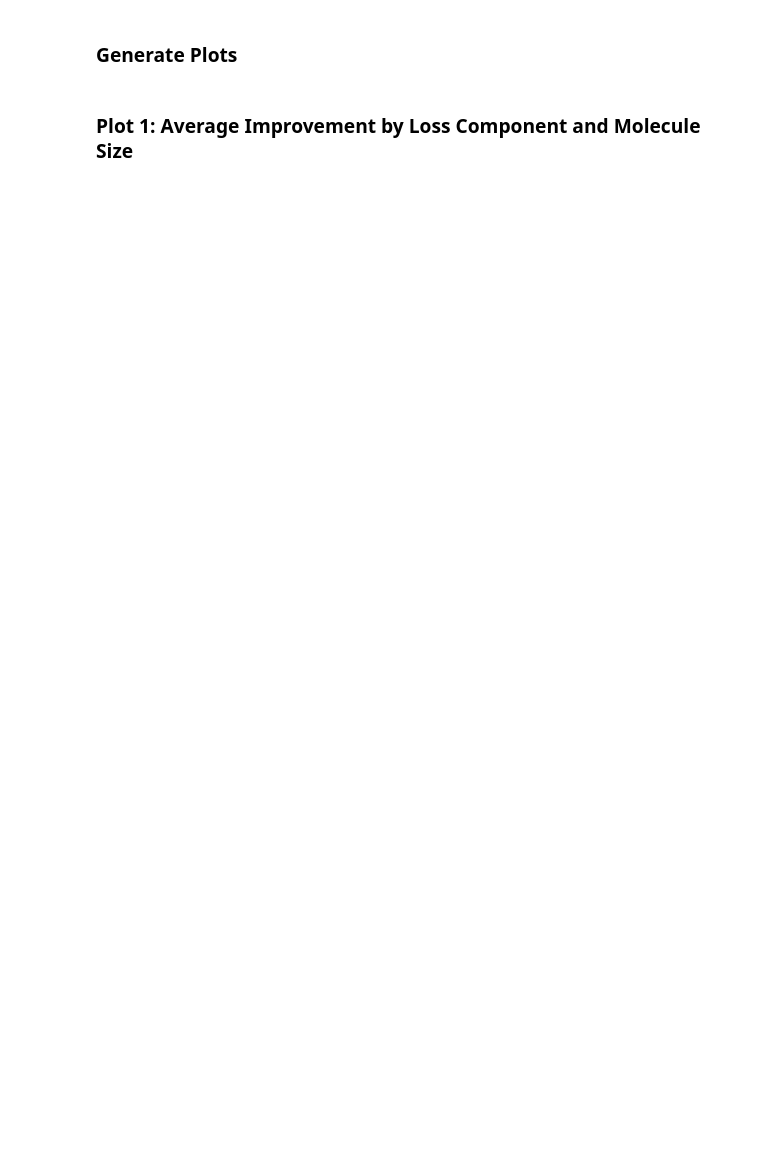
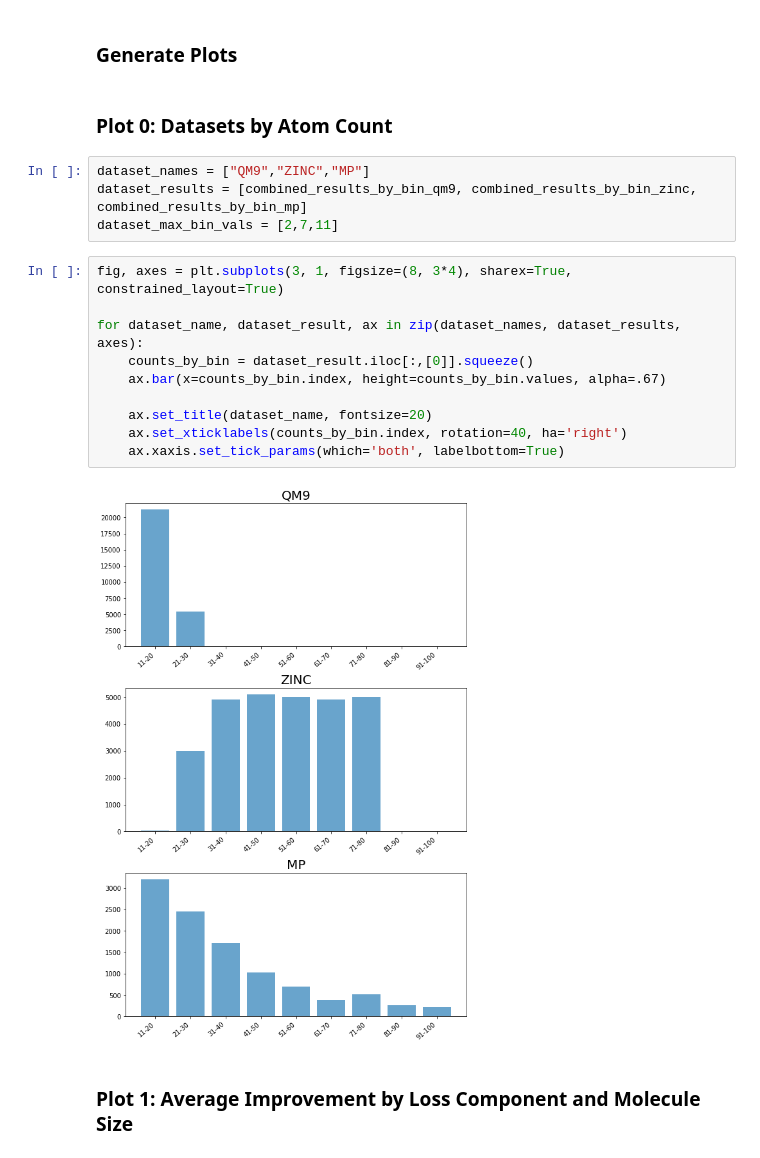
Before and after one commit to TyJK/cdvae, a Jupyter notebook: notebooks/Figure_Generation.ipynb, the cells around one changed output. Cells and saved outputs as stored; diff of their text form; blank space fills up the shorter version.

```diff
--- a/notebooks/Figure_Generation.ipynb
+++ b/notebooks/Figure_Generation.ipynb
@@ -65,6 +84,24 @@ combined_results_by_bin_qm9.iloc[:,:4].T
 |  | std | 0.135844 | 0.094627 | NaN | NaN | NaN | NaN | NaN | NaN | NaN |
 # %% [markdown]
 ### Generate Plots
+# %% [markdown]
+### Plot 0: Datasets by Atom Count
+# %%
+dataset_names = ["QM9","ZINC","MP"]
+dataset_results = [combined_results_by_bin_qm9, combined_results_by_bin_zinc, combined_results_by_bin_mp]
+dataset_max_bin_vals = [2,7,11]
+# %%
+fig, axes = plt.subplots(3, 1, figsize=(8, 3*4), sharex=True, constrained_layout=True)
+
+for dataset_name, dataset_result, ax in zip(dataset_names, dataset_results, axes):
+    counts_by_bin = dataset_result.iloc[:,[0]].squeeze()
+    ax.bar(x=counts_by_bin.index, height=counts_by_bin.values, alpha=.67)
+
+    ax.set_title(dataset_name, fontsize=20)
+    ax.set_xticklabels(counts_by_bin.index, rotation=40, ha='right')
+    ax.xaxis.set_tick_params(which='both', labelbottom=True)
+# %% [output]
+[figure, added]
 # %% [markdown]
 ### Plot 1: Average Improvement by Loss Component and Molecule Size
 # %%
```
Also changed, not shown: parts of 7 cells of this notebook.
